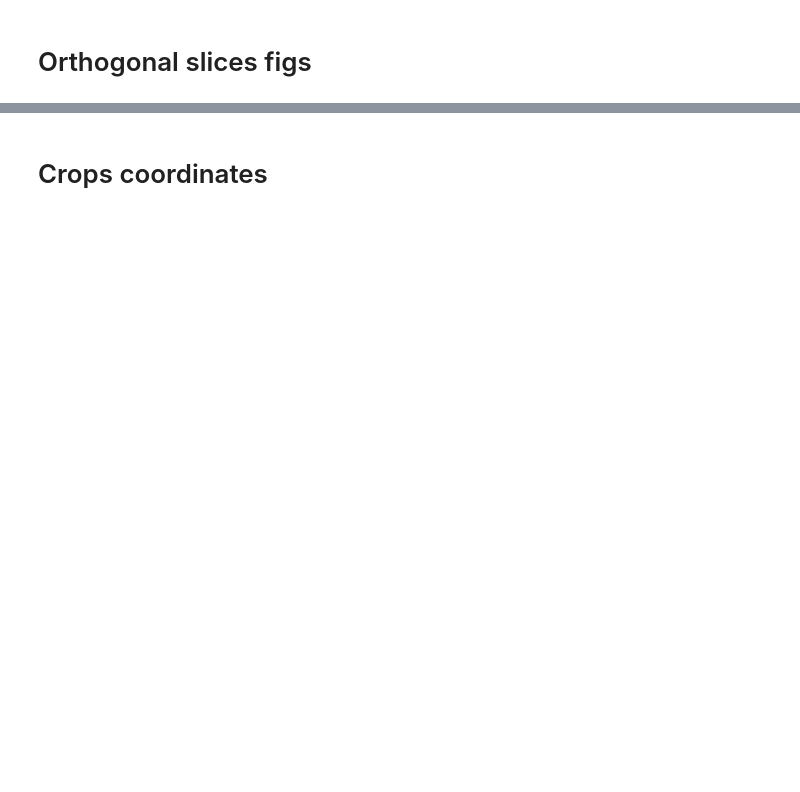
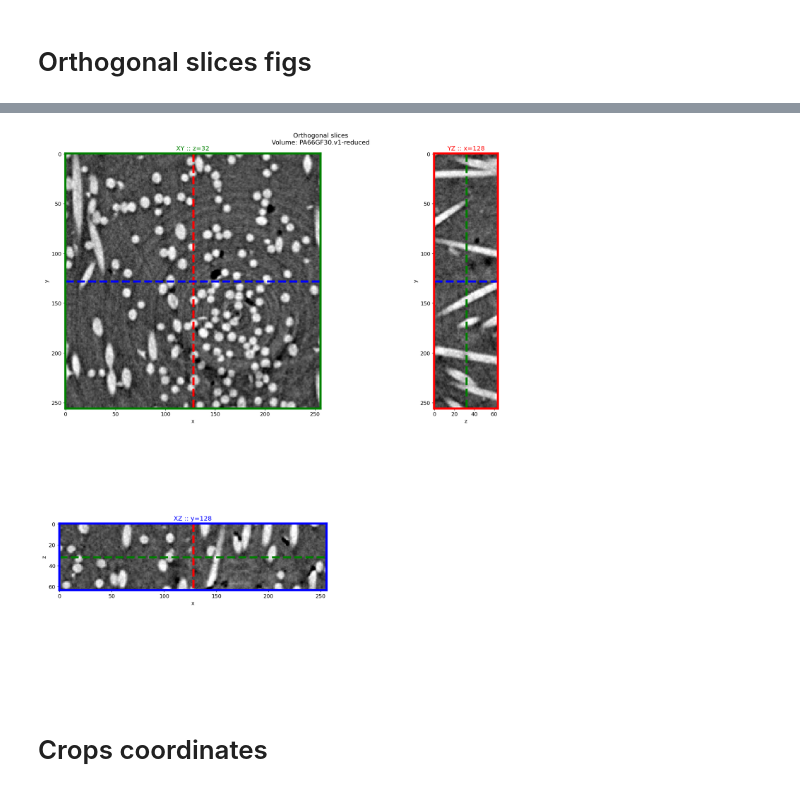
Before and after one commit to jpcbertoldo/tomo2seg, a Jupyter notebook: nbs/process-volume-00.ipynb, the cells around one changed output, grey strips where cells are left out. Saved outputs shown, nothing was run; the diff lists cells and outputs as text; code cells hidden in the pictures; blank space fills up the shorter version.

Commit message:
revise process-volume-00

```diff
--- a/nbs/process-volume-00.ipynb
+++ b/nbs/process-volume-00.ipynb
@@ -482,0 +434,18 @@ if debug__save_figs:
+# %%
+if debug__save_figs:
+
+    fig, axs = plt.subplots(2, 2, figsize=(sz := 15, sz), dpi=120)
+    fig.set_tight_layout(True)
+
+    display = viz.OrthogonalSlicesDisplay(
+        volume=data_volume,
+        volume_name=volume.fullname,
+    ).plot(axs=axs,)
+
+    logger.info(f"Saving figure {(figname := display.title + '.png')=}")
+    display.fig_.savefig(
+        fname=figs_dir / figname,
+        dpi=200, format="png",
+        metadata=display.metadata,
+    )
+# %% [output]
@@ -483,2 +454,3 @@ if debug__save_figs:
+[figure, added]
 # %% [markdown]
 # Crops coordinates
```
Also changed, not shown: parts of 37 cells of this notebook, 2 other files.
